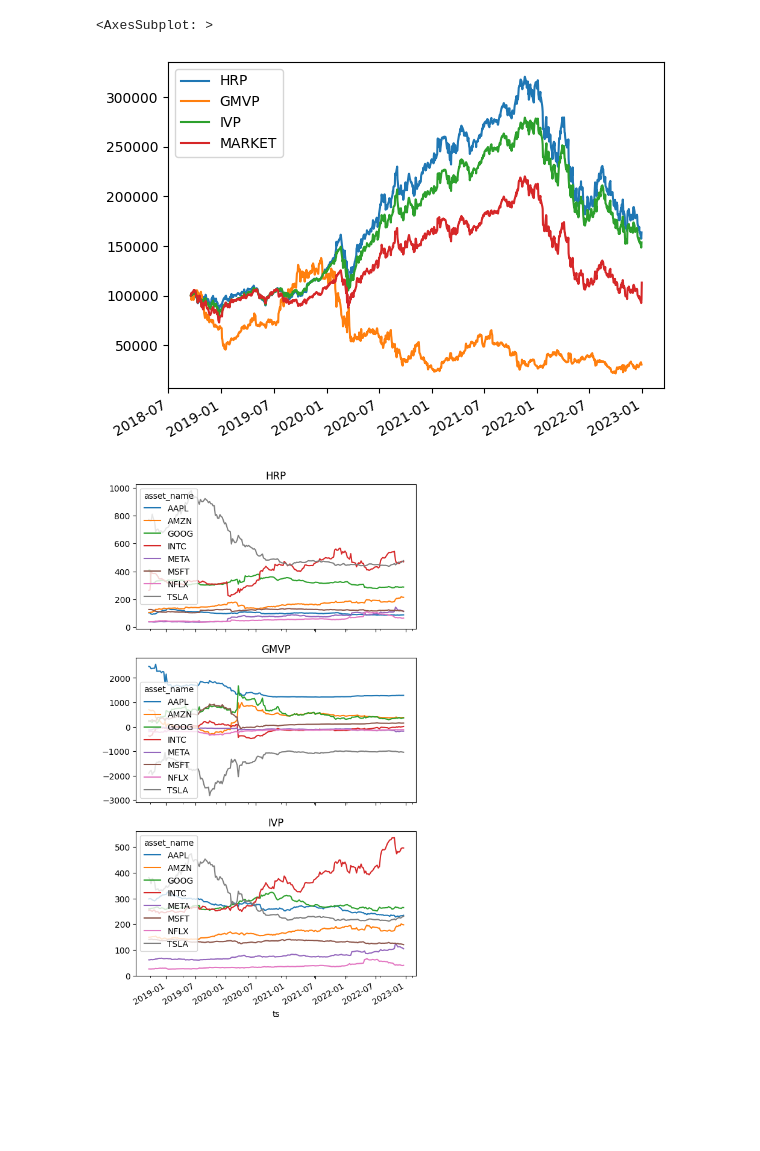
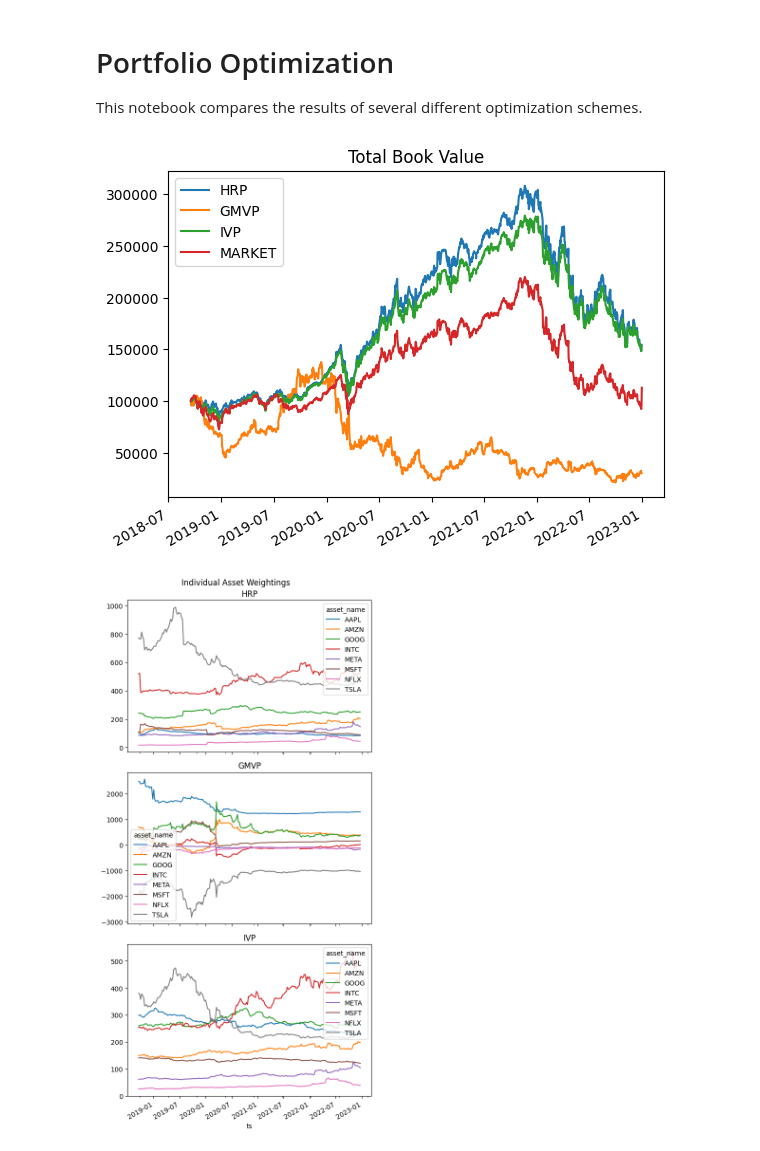
Before and after one commit to bsdz/yabte, a Jupyter notebook: notebooks/Portfolio_Optimization.ipynb, the cells around one changed output. Saved outputs shown, nothing was run; the diff lists cells and outputs as text; code cells hidden in the pictures; blank space fills up the shorter version.

```diff
--- a/notebooks/Portfolio_Optimization.ipynb
+++ b/notebooks/Portfolio_Optimization.ipynb
@@ -1,3 +1,7 @@
+# %% [markdown]
+# Portfolio Optimization
+
+This notebook compares the results of several different optimization schemes.
 # %%
 from pathlib import Path
 import os
@@ -110,34 +114,35 @@ for scheme in schemes:
 # %%
 # compare results against market
 
 df = pd.DataFrame(
     {scheme: srs[ix].book_history.Main.total for ix, scheme in enumerate(schemes)}
 )
 first_date = df[df == 100000].last_valid_index()
 market = 100000 * pd.concat(
     [
         pd.Series({first_date: 1}),
         (
             [1]
             + df_combined.loc[:, (slice(None), "Close")]
             .mean(axis=1)
             .to_frame()
             .prc.log_returns.loc[first_date:, :]
             .iloc[1:, :]
         ).cumprod(),
     ]
 )
 market.columns = ["MARKET"]
-pd.concat([df.loc[first_date:, :], market], axis=1).plot()
+pd.concat([df.loc[first_date:, :], market], axis=1).plot(title="Total Book Value");
 # %% [output]
-<AxesSubplot: >
-[figure, old version]
+[figure, new version]
 # %%
 # plot the weightings for each scheme
 fig, axs = plt.subplots(3, 1, figsize=(1 * 6, 3 * 4), sharex=True)
+fig.suptitle("Individual Asset Weightings")
 for ix, scheme in enumerate(schemes):
     srs[ix].transaction_history.pivot_table(
         index="ts", values="quantity", columns="asset_name"
     ).cumsum().plot(ax=axs[ix], title=scheme)
+fig.tight_layout()
 # %% [output]
-[figure, old version]
+[figure, new version]
```
Also changed, not shown: parts of 1 cell of this notebook, 21 other files.
